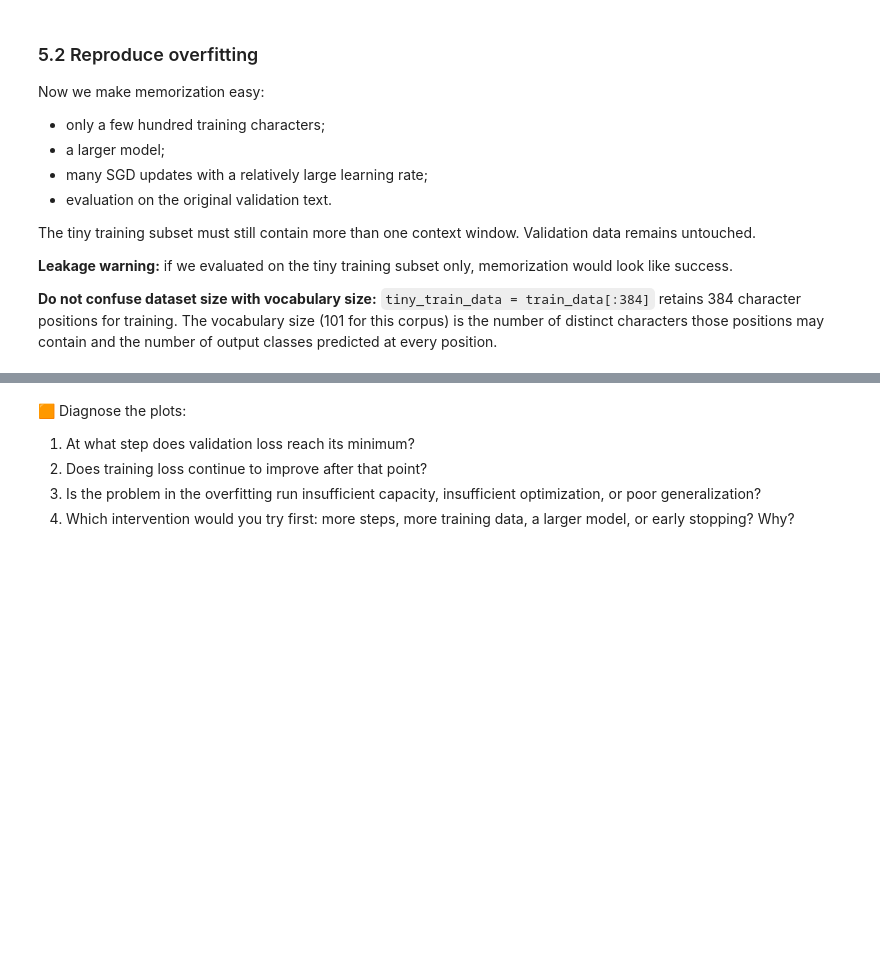
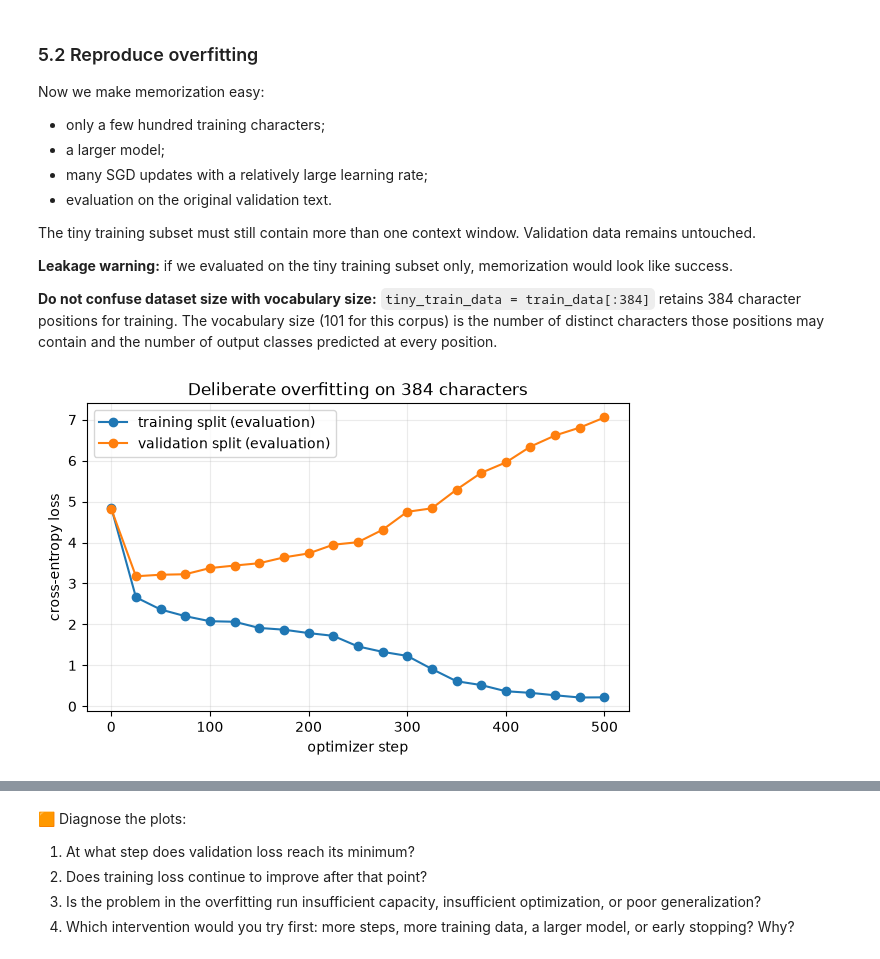
Before and after one commit to zhngstl/2026-LLM-Course-lab, a Jupyter notebook: session03/session03_training.ipynb, the cells around one changed output, grey strips where cells are left out. Drawn from its saved outputs; the diff is of its cells as text; code cells hidden in the pictures; blank space fills up the shorter version.

```diff
--- a/session03/session03_training.ipynb
+++ b/session03/session03_training.ipynb
@@ -432,31 +500,33 @@ The tiny training subset must still contain more than one context window. Valida
 # %%
 tiny_train_data = train_data[:384]  # 384 character tokens, not 384 vocabulary items
 
 torch.manual_seed(10)
 overfit_model = make_model(
     d_model=64,
     num_heads=4,
     d_ff=128,
     num_layers=2,
 )
 overfit_history = train_model(
     overfit_model,
     tiny_train_data,
     val_data,
-    lr=0.1,
+    lr=0.5,
     batch_size=16,
-    steps=5000,
+    steps=500,
     eval_interval=25,
 )
 
 plot_history(overfit_history, "Deliberate overfitting on 384 characters")
 plt.show()
 
 best_index = min(
     range(len(overfit_history["val_loss"])),
     key=overfit_history["val_loss"].__getitem__,
 )
 print("best validation step:", overfit_history["step"][best_index])
 print(f"best validation loss: {overfit_history['val_loss'][best_index]:.3f}")
 print(f"final training loss: {overfit_history['train_loss'][-1]:.3f}")
 print(f"final validation loss: {overfit_history['val_loss'][-1]:.3f}")
+# %% [output]
+[figure, added]
```
Also changed, not shown: parts of 12 cells of this notebook.
